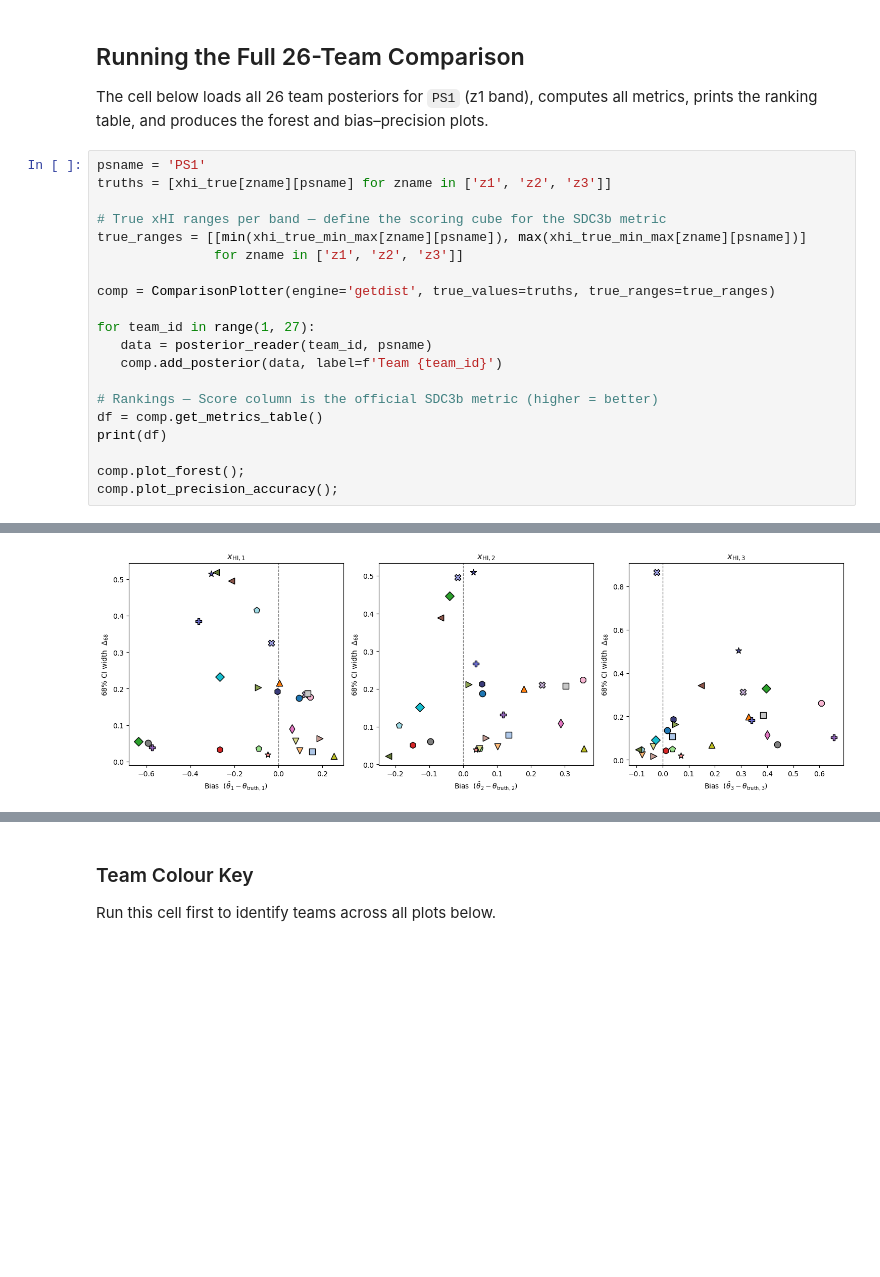
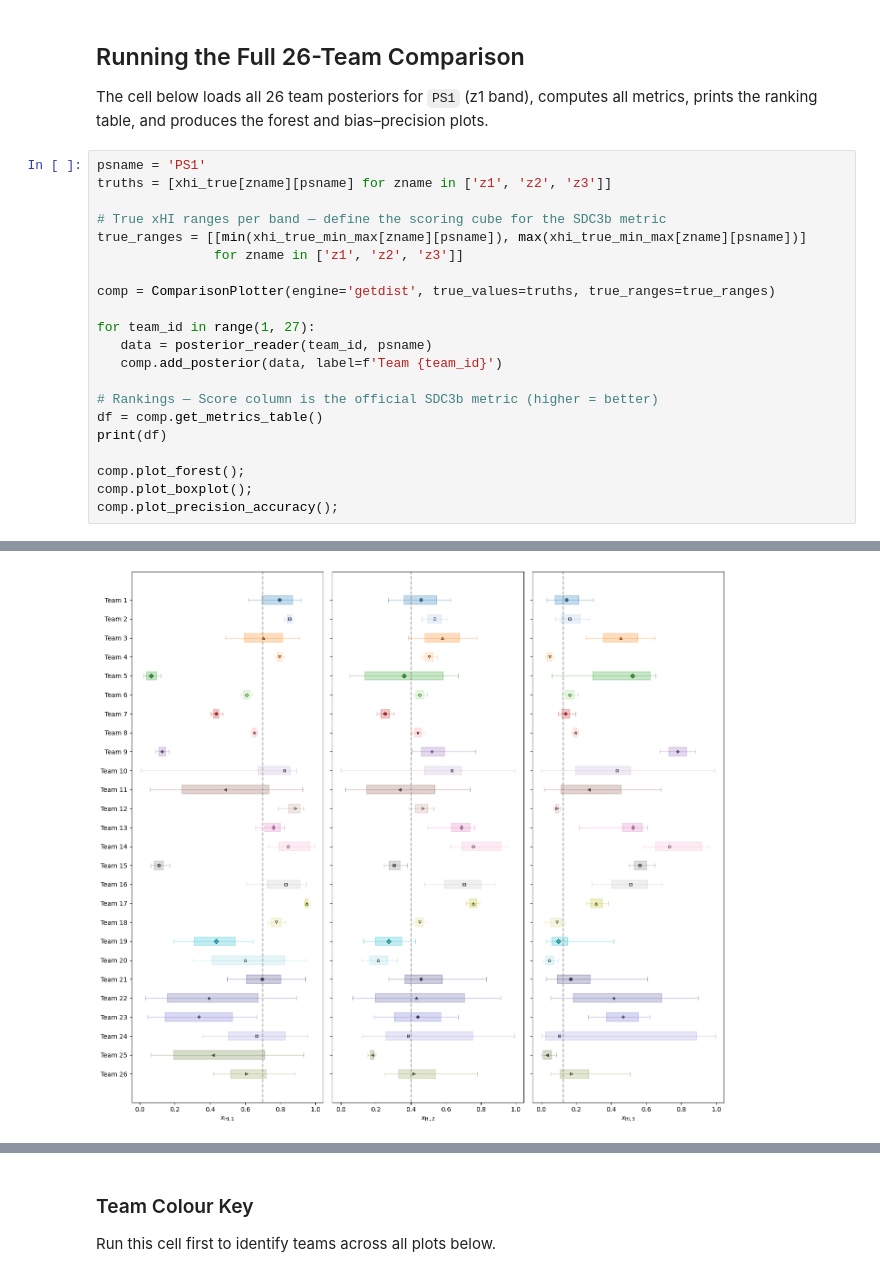
Before and after one commit to sambit-giri/sdc3b_results_comparison, a Jupyter notebook: sdc3b_mock_posteriors.ipynb, the cells around one changed output, grey strips where cells are left out. Drawn from its saved outputs; the diff is of its cells as text; blank space fills up the shorter version.

Commit message:
boxplot added

```diff
--- a/sdc3b_mock_posteriors.ipynb
+++ b/sdc3b_mock_posteriors.ipynb
@@ -650,31 +700,32 @@ comp = ComparisonPlotter(engine='getdist', true_values=truths, true_ranges=true_
 
 for team_id in range(1, 27):
    data = posterior_reader(team_id, psname)
    comp.add_posterior(data, label=f'Team {team_id}')
 
 # Rankings — Score column is the official SDC3b metric (higher = better)
 df = comp.get_metrics_table()
 print(df)
 
 comp.plot_forest();
+comp.plot_boxplot();
 comp.plot_precision_accuracy();
 # %% [output]
        Team     Z_1     Z_2     Z_3  Mahalanobis   Score
 23  Team 24   0.197   0.279   0.395        0.522  0.2266
 10  Team 11   0.899   0.272   0.947        1.334  0.0628
 0    Team 1   1.106   0.639   0.408        1.412  0.5505
 9   Team 10   0.117   0.993   1.425        1.564  0.0881
 20  Team 21   0.071   0.619   0.563        1.905  0.6376
 18  Team 19   2.298   1.619   0.023        2.506  0.1113
 17  Team 18   3.145   2.554   1.151        3.341  0.9365
 25  Team 26   0.686   0.337   0.681        3.382  0.3979
 2    Team 3   0.083   1.833   3.329        3.802  0.0035
 15  Team 16   1.349   2.901   3.765        3.952  0.0038
 19  Team 20   0.451   3.498   3.260        4.803  0.1662
 ... (11 lines left out)
 8    Team 9  16.080   1.589  12.768       20.588  0.0000
 4    Team 5  24.023   0.182   2.149       24.140  0.0000
 16  Team 17  38.524  18.134   5.844       44.093  0.0000
 14  Team 15  21.314   2.704  12.018       61.061  0.0000
 [figure]
-[figure, old version]
+[figure, new version]
```
Also changed, not shown: parts of 2 cells of this notebook.
